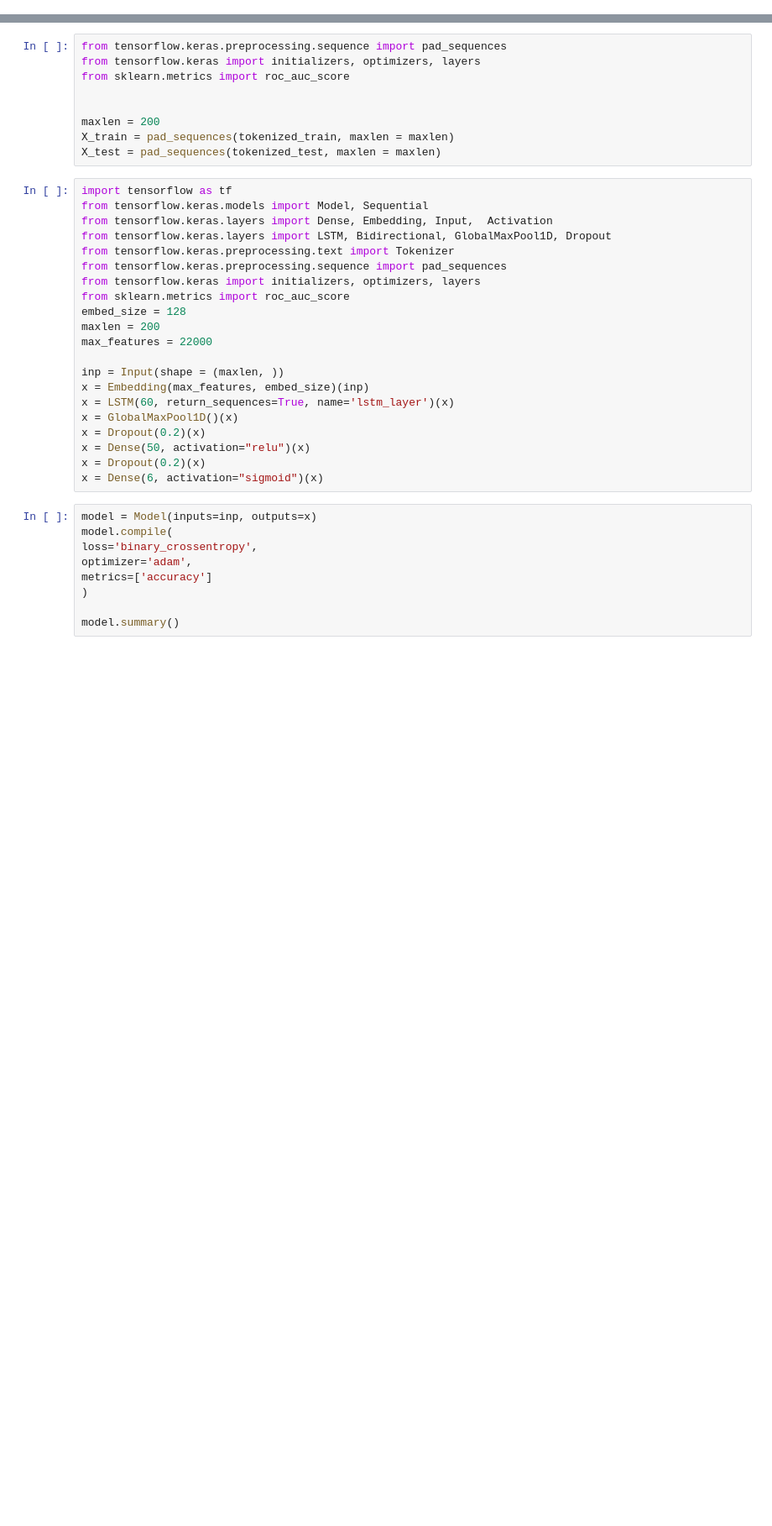
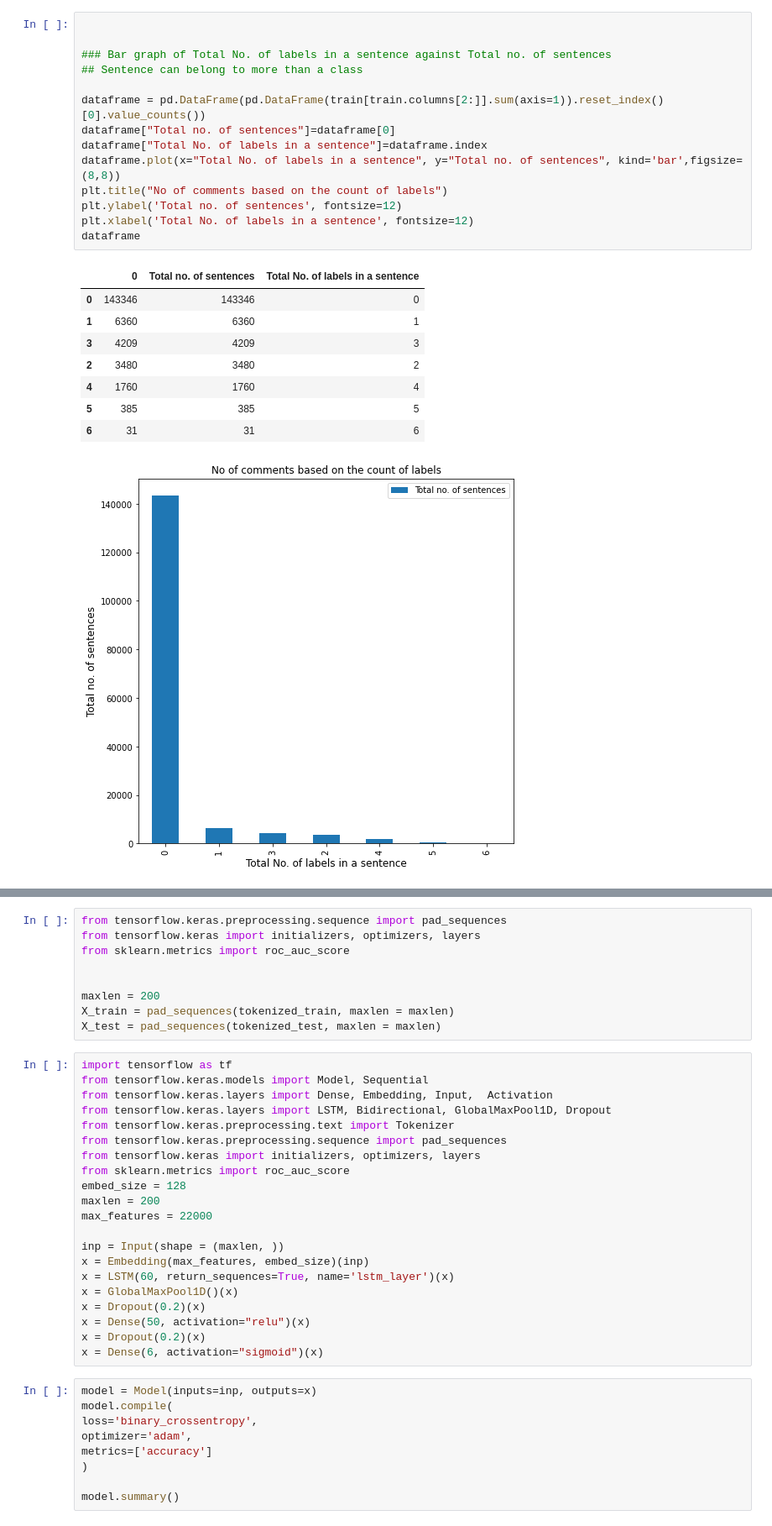
Before and after one commit to ScrPzz/Toxic_Comments_LSTM_Classifier, a Jupyter notebook: Untitled.ipynb, the cells around one changed output, grey strips where cells are left out. Shown: that part at 84% size. Drawn from its saved outputs; the diff is of its cells as text; blank space fills up the shorter version.

Commit message:
Data viz enhanced

```diff
--- a/Untitled.ipynb
+++ b/Untitled.ipynb
@@ -76,0 +131,24 @@ train['comment_text'] = train['comment_text'].apply(lambda x: clean_text(x))
+# %%
+
+
+### Bar graph of Total No. of labels in a sentence against Total no. of sentences
+## Sentence can belong to more than a class
+
+dataframe = pd.DataFrame(pd.DataFrame(train[train.columns[2:]].sum(axis=1)).reset_index()[0].value_counts())
+dataframe["Total no. of sentences"]=dataframe[0]
+dataframe["Total No. of labels in a sentence"]=dataframe.index
+dataframe.plot(x="Total No. of labels in a sentence", y="Total no. of sentences", kind='bar',figsize=(8,8))
+plt.title("No of comments based on the count of labels")
+plt.ylabel('Total no. of sentences', fontsize=12)
+plt.xlabel('Total No. of labels in a sentence', fontsize=12)
+dataframe
+# %% [output]
+|  | 0 | Total no. of sentences | Total No. of labels in a sentence |
+| 0 | 143346 | 143346 | 0 |
+| 1 | 6360 | 6360 | 1 |
+| 3 | 4209 | 4209 | 3 |
+| 2 | 3480 | 3480 | 2 |
+| 4 | 1760 | 1760 | 4 |
+| 5 | 385 | 385 | 5 |
+| 6 | 31 | 31 | 6 |
+[figure, added]
```
Also changed, not shown: parts of 24 cells of this notebook, 3 other files.
